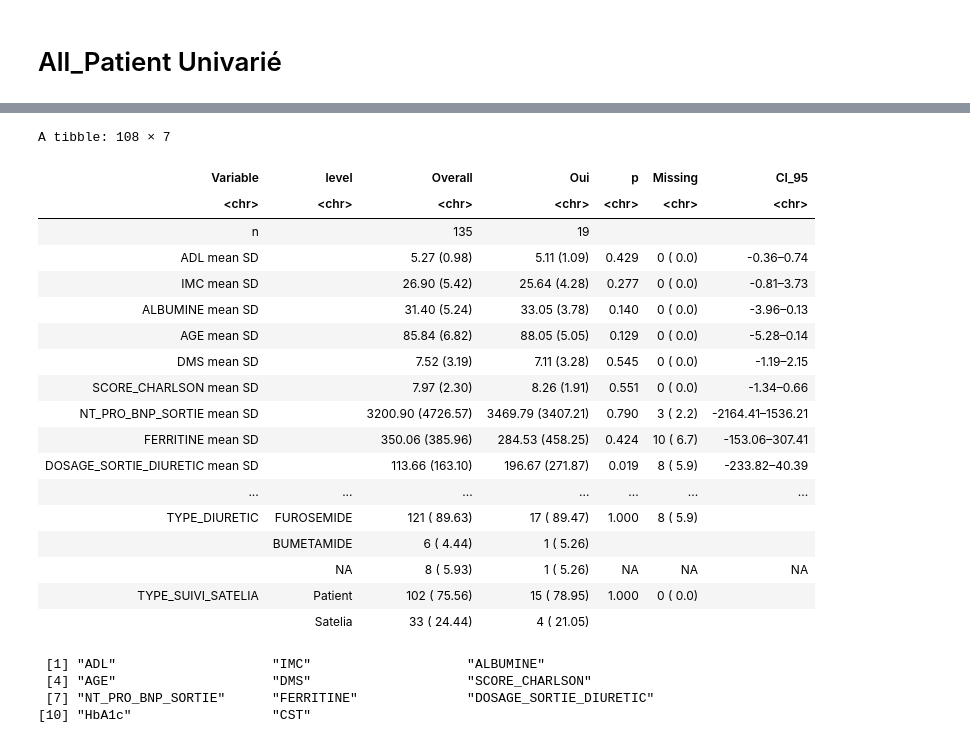
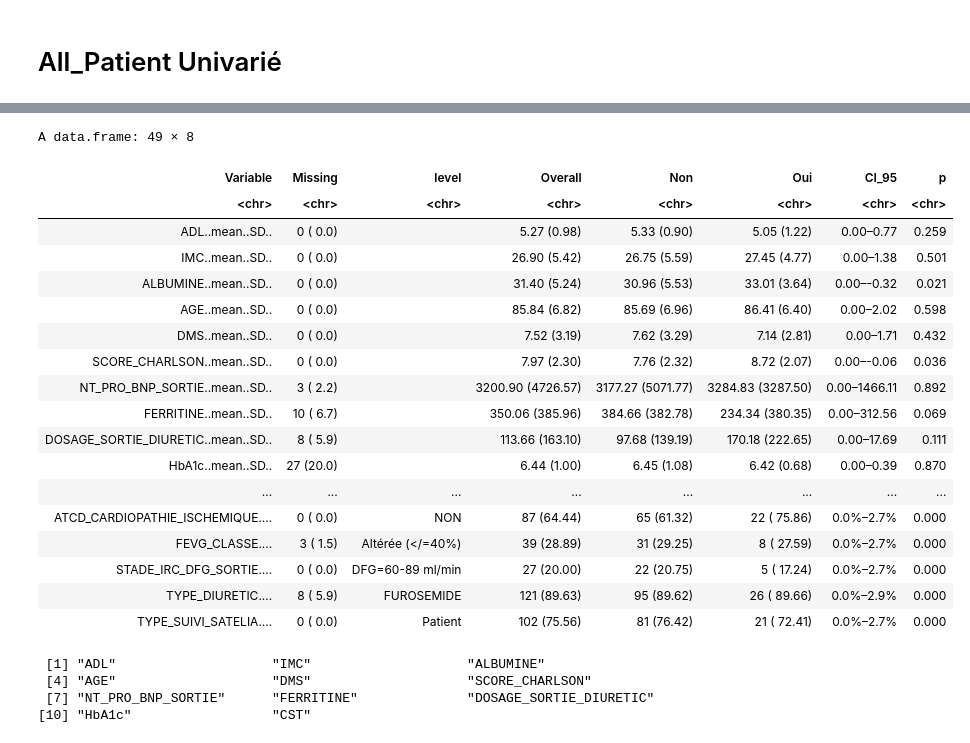
Before and after one commit to Mathieu-co/rehospitalisation-stats-R, a Jupyter notebook: Scripts/Profil_Patient.ipynb, the cells around one changed output, grey strips where cells are left out. Saved outputs shown, nothing was run; the diff lists cells and outputs as text; code cells hidden in the pictures.

```diff
--- a/Scripts/Profil_Patient.ipynb
+++ b/Scripts/Profil_Patient.ipynb
@@ -96,12 +96,19 @@ character   logical   numeric
        59         2         2
 # %%
 # Suppression colonne sans données
-df_raw <- df_raw %>% select(-ALERTE_ORANGE_PREALABLE_A_1e_REHOSPITALISATION_POUR_IC, -ALERTE_ROUGE_PREALABLE_A_1e_REHOSPITALISATION_POUR_IC)
+df_raw <- df_raw %>% select(-ALERTE_ORANGE_PREALABLE_A_1e_REHOSPITALISATION_POUR_IC,
+                            -ALERTE_ROUGE_PREALABLE_A_1e_REHOSPITALISATION_POUR_IC,
+                            -EHPAD,
+                            -DOMICILE)
 # %%
 df_raw <- df_raw %>%
-  rename(
-    PRESENCE_ISGLT2_FEVG_sup50 = `PRESENCE_ISGLT2_FEVG>50%`,
-    FANTASTIQUES_3_FEVG_inf50   = `>/=3_FANTASTIQUES_FEVG<50%`
+    rename(
+        PRESENCE_ISGLT2_FEVG_sup50 = `PRESENCE_ISGLT2_FEVG>50%`,
+        FANTASTIQUES_3_FEVG_inf50   = `>/=3_FANTASTIQUES_FEVG<50%`,
+        ANEMIE_HB_10_gl = `ANEMIE_HB<10g/l`,
+        PRESENCE_BB = `PRESENCE_BB-`,
+        PRESENCE_IECi_ARA2= `PRESENCE_IECi/ARA2`
+
   )
 # %%
 # On Définit les types de nos colonnes
@@ -131,8 +138,6 @@ percent_cols   <- c(
 
 bool_cols      <- c(
     "SEXE",
-    "DOMICILE",
-    "EHPAD",
     "OBESITE",
     "SYNDROME_DEPRESSIF",
     "TROUBLES_COGNITIFS_SEVERES",
@@ -144,21 +149,21 @@ bool_cols      <- c(
     "ATCD_DIABETE",
     "ATCD_AVC",
     "ATCD_AOMI",
-    "ATCD_FA/FLUTTER",
+    "ATCD_FA_FLUTTER",
     "ATCD_AMYLOSE",
-    "PM/DAI",
+    "PM_DAI",
     "RAC_AU_MOINS_MODEREE",
     "IM_AU_MOINS_MODEREE",
     "IT_AU_MOINS_MODEREE",
     "CARENCE_MARTIALE_VRAIE",
     "CARENCE_MARTIALE_FONCTIONNELLE",
-    "ANEMIE_HB<10g/l",
+    "ANEMIE_HB_10_gl",
     "CARENCE_VITAMINE_B9",
     "CARENCE_VITAMINE_B12",
     "CARENCE_VITAMINE_D",
-    "PRESENCE_IECi/ARA2",
+    "PRESENCE_IECi_ARA2",
     "PRESENCE_ACEi",
-    "PRESENCE_BB-",
+    "PRESENCE_BB",
     "PRESENCE_MRA",
     "PRESENCE_SORTIE_ISGLT2",
     "PRESENCE_SORTIE_DIURETIC",
@@ -625,25 +642,25 @@ A data.frame: 1 × 8
 # %%
-df_tab_list[["REHOSPITALISATION_IC_6MOIS"]]$global
+df_tab_list[["REHOSPITALISATION_IC_12MOIS"]]$global
 # %% [output]
-A tibble: 108 × 7
+A data.frame: 49 × 8
-| Variable | level | Overall | Oui | p | Missing | CI_95 |
-| <chr> | <chr> | <chr> | <chr> | <chr> | <chr> | <chr> |
-| n |  | 135 | 19 |  |  |  |
-| ADL mean SD |  | 5.27 (0.98) | 5.11 (1.09) | 0.429 | 0 ( 0.0) | -0.36–0.74 |
-| IMC mean SD |  | 26.90 (5.42) | 25.64 (4.28) | 0.277 | 0 ( 0.0) | -0.81–3.73 |
-| ALBUMINE mean SD |  | 31.40 (5.24) | 33.05 (3.78) | 0.140 | 0 ( 0.0) | -3.96–0.13 |
-| AGE mean SD |  | 85.84 (6.82) | 88.05 (5.05) | 0.129 | 0 ( 0.0) | -5.28–0.14 |
-| DMS mean SD |  | 7.52 (3.19) | 7.11 (3.28) | 0.545 | 0 ( 0.0) | -1.19–2.15 |
-| SCORE_CHARLSON mean SD |  | 7.97 (2.30) | 8.26 (1.91) | 0.551 | 0 ( 0.0) | -1.34–0.66 |
-| NT_PRO_BNP_SORTIE mean SD |  | 3200.90 (4726.57) | 3469.79 (3407.21) | 0.790 | 3 ( 2.2) | -2164.41–1536.21 |
-| FERRITINE mean SD |  | 350.06 (385.96) | 284.53 (458.25) | 0.424 | 10 ( 6.7) | -153.06–307.41 |
-| DOSAGE_SORTIE_DIURETIC mean SD |  | 113.66 (163.10) | 196.67 (271.87) | 0.019 | 8 ( 5.9) | -233.82–40.39 |
-| ... | ... | ... | ... | ... | ... | ... |
-| TYPE_DIURETIC | FUROSEMIDE | 121 ( 89.63) | 17 ( 89.47) | 1.000 | 8 ( 5.9) |  |
-|  | BUMETAMIDE | 6 ( 4.44) | 1 ( 5.26) |  |  |  |
-|  | NA | 8 ( 5.93) | 1 ( 5.26) | NA | NA | NA |
-| TYPE_SUIVI_SATELIA | Patient | 102 ( 75.56) | 15 ( 78.95) | 1.000 | 0 ( 0.0) |  |
-|  | Satelia | 33 ( 24.44) | 4 ( 21.05) |  |  |  |
+| Variable | Missing | level | Overall | Non | Oui | CI_95 | p |
+| <chr> | <chr> | <chr> | <chr> | <chr> | <chr> | <chr> | <chr> |
+| ADL..mean..SD.. | 0 ( 0.0) |  | 5.27 (0.98) | 5.33 (0.90) | 5.05 (1.22) | 0.00–0.77 | 0.259 |
+| IMC..mean..SD.. | 0 ( 0.0) |  | 26.90 (5.42) | 26.75 (5.59) | 27.45 (4.77) | 0.00–1.38 | 0.501 |
+| ALBUMINE..mean..SD.. | 0 ( 0.0) |  | 31.40 (5.24) | 30.96 (5.53) | 33.01 (3.64) | 0.00–-0.32 | 0.021 |
+| AGE..mean..SD.. | 0 ( 0.0) |  | 85.84 (6.82) | 85.69 (6.96) | 86.41 (6.40) | 0.00–2.02 | 0.598 |
+| DMS..mean..SD.. | 0 ( 0.0) |  | 7.52 (3.19) | 7.62 (3.29) | 7.14 (2.81) | 0.00–1.71 | 0.432 |
+| SCORE_CHARLSON..mean..SD.. | 0 ( 0.0) |  | 7.97 (2.30) | 7.76 (2.32) | 8.72 (2.07) | 0.00–-0.06 | 0.036 |
+| NT_PRO_BNP_SORTIE..mean..SD.. | 3 ( 2.2) |  | 3200.90 (4726.57) | 3177.27 (5071.77) | 3284.83 (3287.50) | 0.00–1466.11 | 0.892 |
+| FERRITINE..mean..SD.. | 10 ( 6.7) |  | 350.06 (385.96) | 384.66 (382.78) | 234.34 (380.35) | 0.00–312.56 | 0.069 |
+| DOSAGE_SORTIE_DIURETIC..mean..SD.. | 8 ( 5.9) |  | 113.66 (163.10) | 97.68 (139.19) | 170.18 (222.65) | 0.00–17.69 | 0.111 |
+| HbA1c..mean..SD.. | 27 (20.0) |  | 6.44 (1.00) | 6.45 (1.08) | 6.42 (0.68) | 0.00–0.39 | 0.870 |
+| ... | ... | ... | ... | ... | ... | ... | ... |
+| ATCD_CARDIOPATHIE_ISCHEMIQUE.... | 0 ( 0.0) | NON | 87 (64.44) | 65 (61.32) | 22 ( 75.86) | 0.0%–2.7% | 0.000 |
+| FEVG_CLASSE.... | 3 ( 1.5) | Altérée (</=40%) | 39 (28.89) | 31 (29.25) | 8 ( 27.59) | 0.0%–2.7% | 0.000 |
+| STADE_IRC_DFG_SORTIE.... | 0 ( 0.0) | DFG=60-89 ml/min | 27 (20.00) | 22 (20.75) | 5 ( 17.24) | 0.0%–2.7% | 0.000 |
+| TYPE_DIURETIC.... | 8 ( 5.9) | FUROSEMIDE | 121 (89.63) | 95 (89.62) | 26 ( 89.66) | 0.0%–2.9% | 0.000 |
+| TYPE_SUIVI_SATELIA.... | 0 ( 0.0) | Patient | 102 (75.56) | 81 (76.42) | 21 ( 72.41) | 0.0%–2.7% | 0.000 |
 # %%
 cont_vars
 # %% [output]
```
Also changed, not shown: parts of 22 cells of this notebook, 1 other file.
